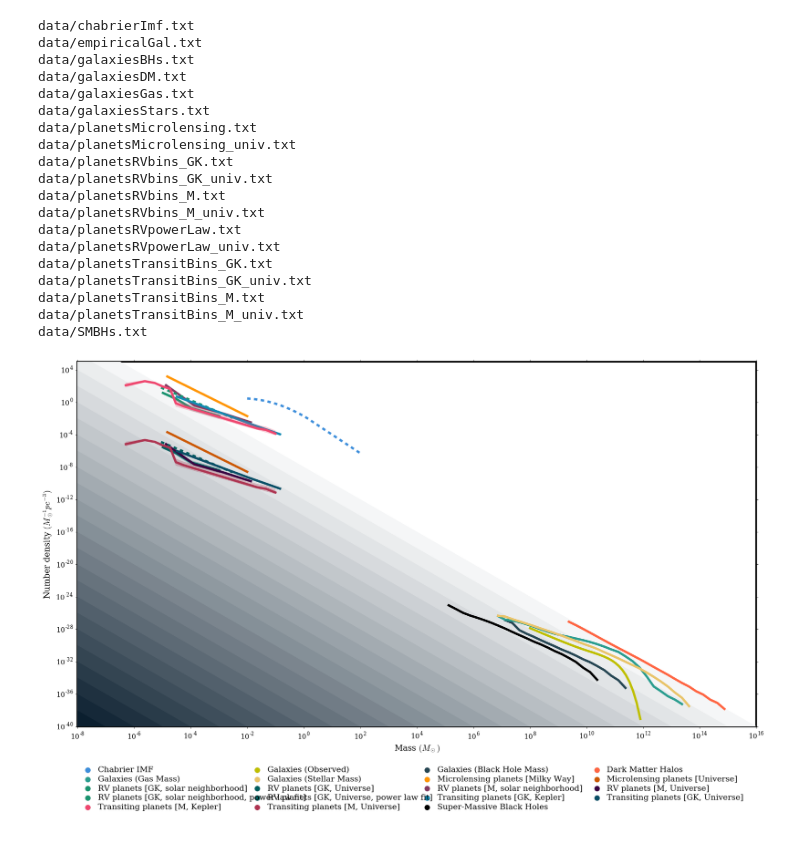
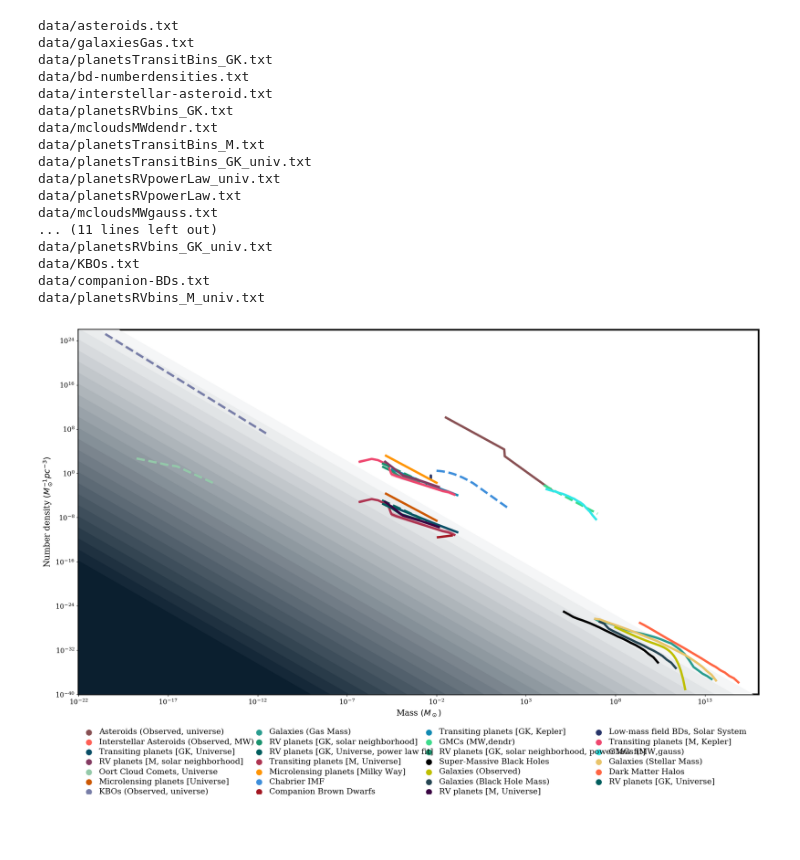
Before and after one commit to zpenoyre/things, a Jupyter notebook: thingsPlot.ipynb, the cells around one changed output. Cells and saved outputs as stored; diff of their text form; code cells hidden in the pictures.

Commit message:
added Briley's data for BDs, asteroids, KBOs

```diff
--- a/thingsPlot.ipynb
+++ b/thingsPlot.ipynb
@@ -46,7 +46,7 @@ def plotBackground(thisPlot,x0,y0,colour,zorder0):
     nColours=25
     change=0.01
     for i in range(nColours-1):
-        thisPlot.fill([1e-20,1e-20,1e20],[yMax*change**(i),yMin*change**(i),yMin*change**(i)],c=cmap((i+1)/nColours),zorder=(i+1)+zorder0)
+        thisPlot.fill([1e-23,1e-20,1e20],[yMax*change**(i),yMin*change**(i),yMin*change**(i)],c=cmap((i+1)/nColours),zorder=(i+1)+zorder0)
 
     newZord = i+1+zorder0
     return thisPlot, newZord
@@ -60,8 +60,8 @@ sPlot = plt.subplot(nGrid[4,0])
 
 nPlot.set_xscale('log')
 nPlot.set_yscale('log')
-nPlot.set_ylim(1e-40,1e5)
-nPlot.set_xlim(1e-8,1e16)
+nPlot.set_ylim(1e-40,1e26)
+nPlot.set_xlim(1e-22,1e16)
 nPlot.set_xlabel(r'Mass $(M_\odot)$')
 nPlot.set_ylabel(r'Number density $(M_\odot^{-1} pc^{-3})$')
 nPlot.grid("off")
@@ -75,50 +75,48 @@ nFile=0
 for fileName in glob.glob('data/*.txt'):
     print(fileName)
     with open(fileName, 'r') as f:
         footer = f.readlines()[-1]
         #print(re.split(r'/+', footer))
     _,name,colour,linestyle,_=re.split(r'/+', footer)
-    data=np.genfromtxt(fileName)
+    data=np.atleast_2d(np.genfromtxt(fileName))
     data=data[data[:,1]>0,:]
     nPlot.plot(data[:,0],data[:,1],zorder=zord,c=colour,ls=linestyle)
     zord+=1
     #nPlot.text(textPos[index][0],textPos[index][1],text[index],color=colours[index])
     if np.shape(data)[1] > 2: #if uncertainty columns are included
         xs = np.concatenate((data[:,0],data[:,0][::-1]))
         ys = np.concatenate(((data[:,1]+data[:,2]),(data[:,1]-data[:,3])[::-1]))
         nPlot.fill(xs, ys, alpha=0.25,zorder=zord,c=colour)
         zord+=1
 
     xText=0.03+0.25*(nFile % 4)
     yText=0.9-0.15*int(nFile/4)
     sPlot.scatter(xText-0.015,yText+0.03,s=100,c=colour)
     sPlot.text(xText,yText,name,fontsize=14)
     nFile+=1
 
 plt.tight_layout()
 plt.savefig('plot.pdf')
 plt.show()
 # %% [output]
-data/chabrierImf.txt
-data/empiricalGal.txt
-data/galaxiesBHs.txt
-data/galaxiesDM.txt
+data/asteroids.txt
 data/galaxiesGas.txt
-data/galaxiesStars.txt
-data/planetsMicrolensing.txt
-data/planetsMicrolensing_univ.txt
+data/planetsTransitBins_GK.txt
+data/bd-numberdensities.txt
+data/interstellar-asteroid.txt
 data/planetsRVbins_GK.txt
+data/mcloudsMWdendr.txt
+data/planetsTransitBins_M.txt
+data/planetsTransitBins_GK_univ.txt
+data/planetsRVpowerLaw_univ.txt
+data/planetsRVpowerLaw.txt
+data/mcloudsMWgauss.txt
+... (11 lines left out)
 data/planetsRVbins_GK_univ.txt
-data/planetsRVbins_M.txt
+data/KBOs.txt
+data/companion-BDs.txt
 data/planetsRVbins_M_univ.txt
-data/planetsRVpowerLaw.txt
-data/planetsRVpowerLaw_univ.txt
-data/planetsTransitBins_GK.txt
-data/planetsTransitBins_GK_univ.txt
-data/planetsTransitBins_M.txt
-data/planetsTransitBins_M_univ.txt
-data/SMBHs.txt
-[figure, old version]
+[figure, new version]
 # %%
 # one annoying thing about the above plot is that it doesn't seem to be possible to drawn the axes on top of the shaded triangles...
 
```
Also changed, not shown: 7 other files.
